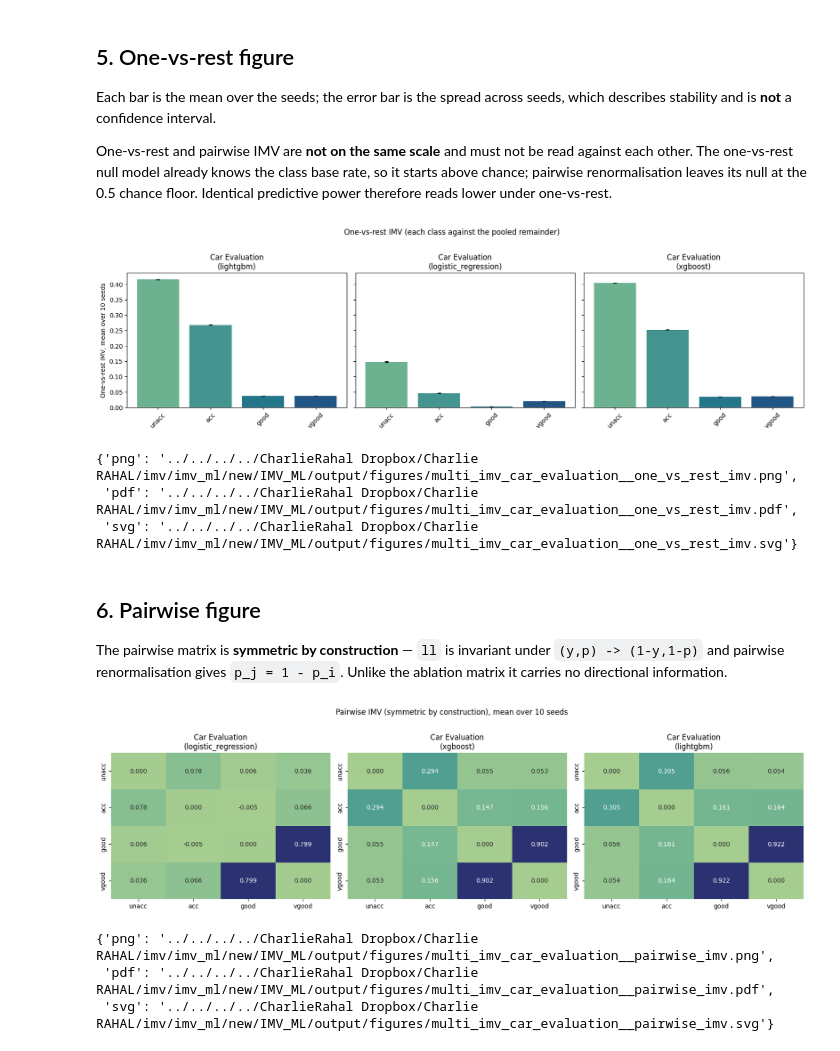
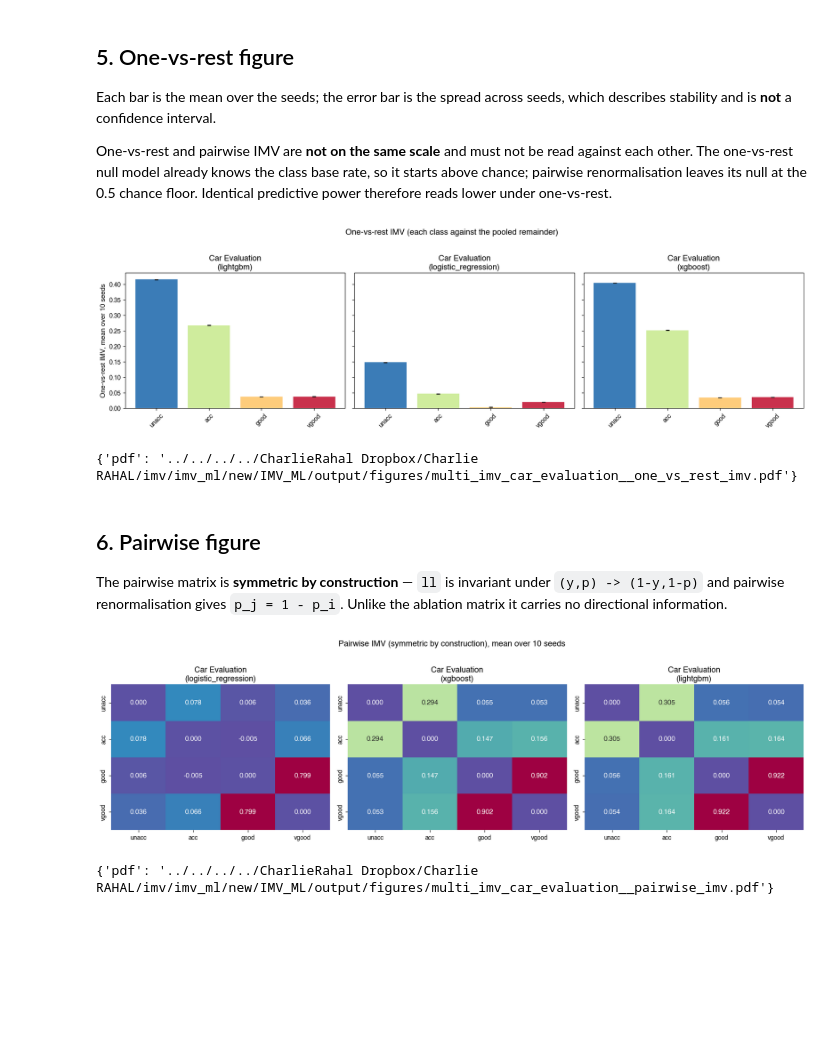
Before and after one commit to intermodelvigorish/IMV_ML, a Jupyter notebook: src/multi_imv/multi_imv_car_evaluation.ipynb, the cells around one changed output. Drawn from its saved outputs; the diff is of its cells as text; code cells hidden in the pictures; blank space fills up the shorter version.

```diff
--- a/src/multi_imv/multi_imv_car_evaluation.ipynb
+++ b/src/multi_imv/multi_imv_car_evaluation.ipynb
@@ -351,7 +357,7 @@ for ax, name in zip(axes, models):
     part = ova_summary[ova_summary.model == name].sort_values("class")
     ax.bar([CLASS_NAMES[int(c)] for c in part["class"]], part["mean"],
            yerr=part["std"].fillna(0), capsize=3,
-           color=sns.color_palette("crest", len(part)))
+           color=spectral_colors(len(part)))
     ax.set_title(f"{TITLE}\n({name})")
     ax.tick_params(axis="x", rotation=45)
     ax.axhline(0, color="0.4", linewidth=0.8)
@@ -365,10 +371,8 @@ paths = {file_format: relative_path(path, start=ARTIFACTS)
 plt.show()
 paths
 # %% [output]
-[figure, old version]
+[figure, new version]
-{'png': '../../../../CharlieRahal Dropbox/Charlie RAHAL/imv/imv_ml/new/IMV_ML/output/figures/multi_imv_car_evaluation__one_vs_rest_imv.png',
- 'pdf': '../../../../CharlieRahal Dropbox/Charlie RAHAL/imv/imv_ml/new/IMV_ML/output/figures/multi_imv_car_evaluation__one_vs_rest_imv.pdf',
- 'svg': '../../../../CharlieRahal Dropbox/Charlie RAHAL/imv/imv_ml/new/IMV_ML/output/figures/multi_imv_car_evaluation__one_vs_rest_imv.svg'}
+{'pdf': '../../../../CharlieRahal Dropbox/Charlie RAHAL/imv/imv_ml/new/IMV_ML/output/figures/multi_imv_car_evaluation__one_vs_rest_imv.pdf'}
 # %% [markdown]
 ## 6. Pairwise figure
 
@@ -376,21 +380,19 @@ The pairwise matrix is **symmetric by construction** — `ll` is invariant under
 # %%
 fig, axes = plt.subplots(1, len(mean_matrices), figsize=(5.4 * len(mean_matrices), 4.6))
 axes = np.atleast_1d(axes)
 for ax, (name, matrix) in zip(axes, mean_matrices.items()):
-    sns.heatmap(matrix, annot=True, fmt=".3f", cmap="crest", cbar=False, ax=ax,
+    sns.heatmap(matrix, annot=True, fmt=".3f", cmap=COLORMAP, cbar=False, ax=ax,
                 xticklabels=CLASS_NAMES, yticklabels=CLASS_NAMES)
     ax.set_title(f"{TITLE}\n({name})")
 fig.suptitle("Pairwise IMV (symmetric by construction), mean over "
              f"{len(SEEDS)} seeds", y=1.02)
 fig.tight_layout()
 paths = {file_format: relative_path(path, start=ARTIFACTS)
          for file_format, path in save_figure(
              fig, FIGURES / "multi_imv_car_evaluation__pairwise_imv"
          ).items()}
 plt.show()
 paths
 # %% [output]
-[figure, old version]
+[figure, new version]
-{'png': '../../../../CharlieRahal Dropbox/Charlie RAHAL/imv/imv_ml/new/IMV_ML/output/figures/multi_imv_car_evaluation__pairwise_imv.png',
- 'pdf': '../../../../CharlieRahal Dropbox/Charlie RAHAL/imv/imv_ml/new/IMV_ML/output/figures/multi_imv_car_evaluation__pairwise_imv.pdf',
- 'svg': '../../../../CharlieRahal Dropbox/Charlie RAHAL/imv/imv_ml/new/IMV_ML/output/figures/multi_imv_car_evaluation__pairwise_imv.svg'}
+{'pdf': '../../../../CharlieRahal Dropbox/Charlie RAHAL/imv/imv_ml/new/IMV_ML/output/figures/multi_imv_car_evaluation__pairwise_imv.pdf'}
```
Also changed, not shown: parts of 1 cell of this notebook, 25 other files.
